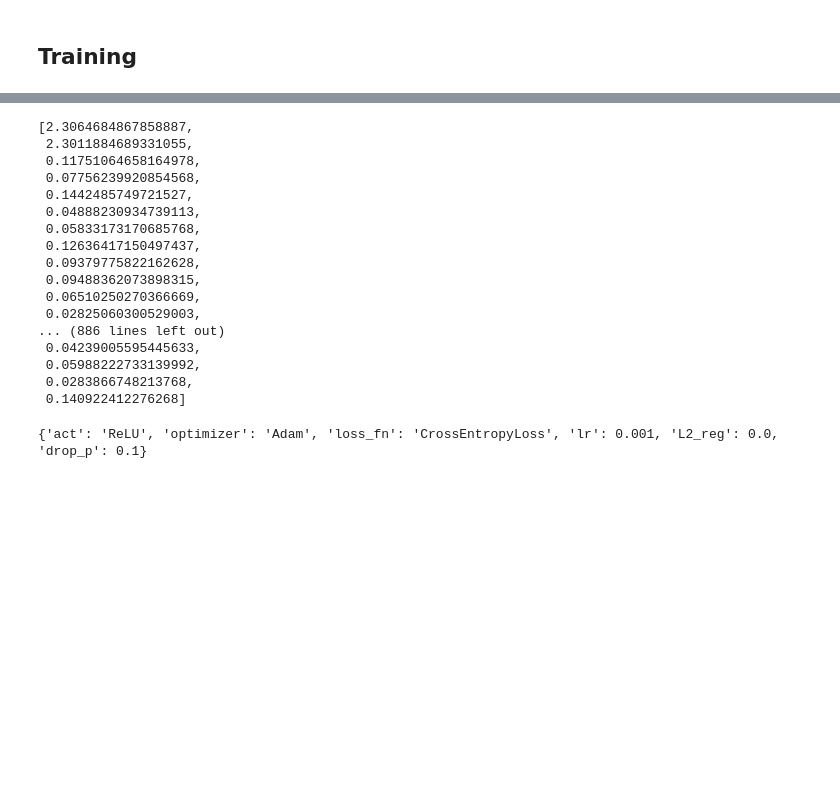
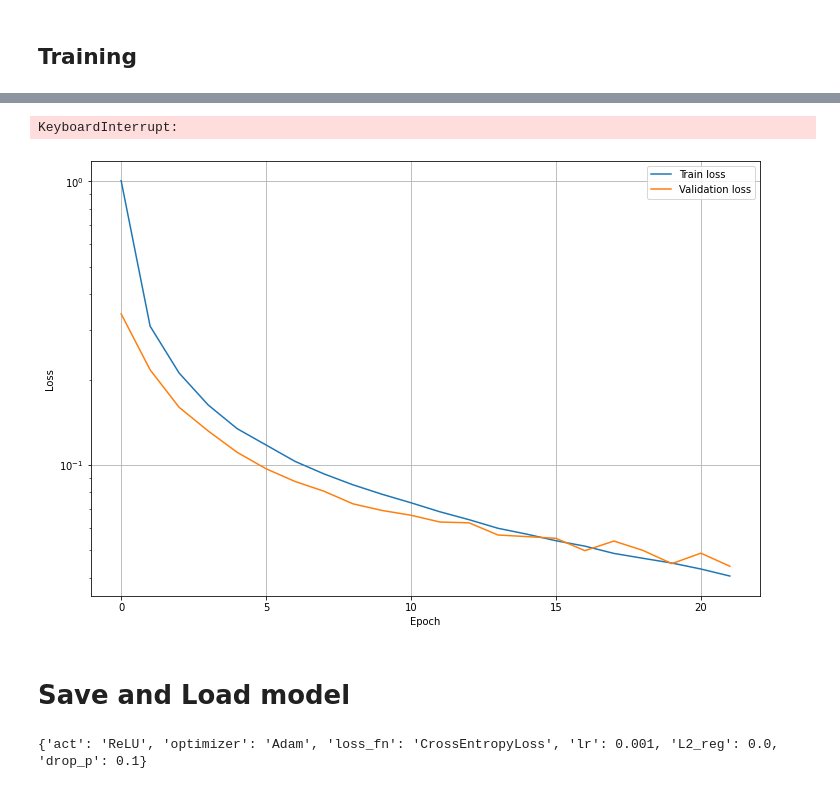
Before and after one commit to abassi98/NNDL, a Jupyter notebook: Homework_1/Classification.ipynb, the cells around one changed output, grey strips where cells are left out. Drawn from its saved outputs; the diff is of its cells as text; code cells hidden in the pictures; blank space fills up the shorter version.

```diff
--- a/Homework_1/Classification.ipynb
+++ b/Homework_1/Classification.ipynb
@@ -29 +44,6 @@ from time import sleep
+# %%
+### Dataloaders
+train_dataloader = DataLoader(train_data, batch_size = 100, shuffle = True, num_workers=0)
+val_dataloader = DataLoader(val_data, batch_size = 100, shuffle=True, num_workers=0)
+test_dataloader = DataLoader(test_data, batch_size = 1, shuffle=True, num_workers=0)
 # %%
@@ -132,23 +133,43 @@ trainer.fit(net, dm)
-# %%
-net.val_loss
-# %% [output]
-[2.3064684867858887,
- 2.3011884689331055,
- 0.11751064658164978,
- 0.07756239920854568,
- 0.1442485749721527,
- 0.04888230934739113,
- 0.05833173170685768,
- 0.12636417150497437,
- 0.09379775822162628,
- 0.09488362073898315,
- 0.06510250270366669,
- 0.02825060300529003,
-... (886 lines left out)
- 0.04239005595445633,
- 0.05988222733139992,
- 0.0283866748213768,
- 0.140922412276268]
+# %%
+### Training loop
+num_epochs = 50
+
+# Pogress bar
+pbar = tqdm_notebook(range(num_epochs))
+
+# Inizialize empty lists to save losses
+train_loss_log = []
+val_loss_log = []
+
+for epoch_num in pbar:
+    # Tran epoch
+    mean_train_loss = train_epoch(net, device, train_dataloader, loss_function, optimizer)
+
+    # Validate epoch
+    mean_val_loss = val_epoch(net,  device, val_dataloader, loss_function)
+
+    # Append losses
+    train_loss_log.append(mean_train_loss)
+    val_loss_log.append(mean_val_loss)
+
+    # Set pbat description
+    pbar.set_description("Train loss: %s" %round(mean_train_loss,2)+","+"Validation loss %s" %round(mean_val_loss,2))
+# %% [output]
+KeyboardInterrupt:
+# %%
+# Plot losses
+plt.figure(figsize=(12,8))
+plt.semilogy(train_loss_log, label='Train loss')
+plt.semilogy(val_loss_log, label='Validation loss')
+plt.xlabel('Epoch')
+plt.ylabel('Loss')
+plt.grid()
+plt.legend()
+plt.show()
+# %% [output]
+[figure, added]
+# %% [markdown]
+# Save and Load model
 # %%
 ### Save network parameters
 ### Save the network state
```
Also changed, not shown: parts of 20 cells of this notebook, 8 other files.
